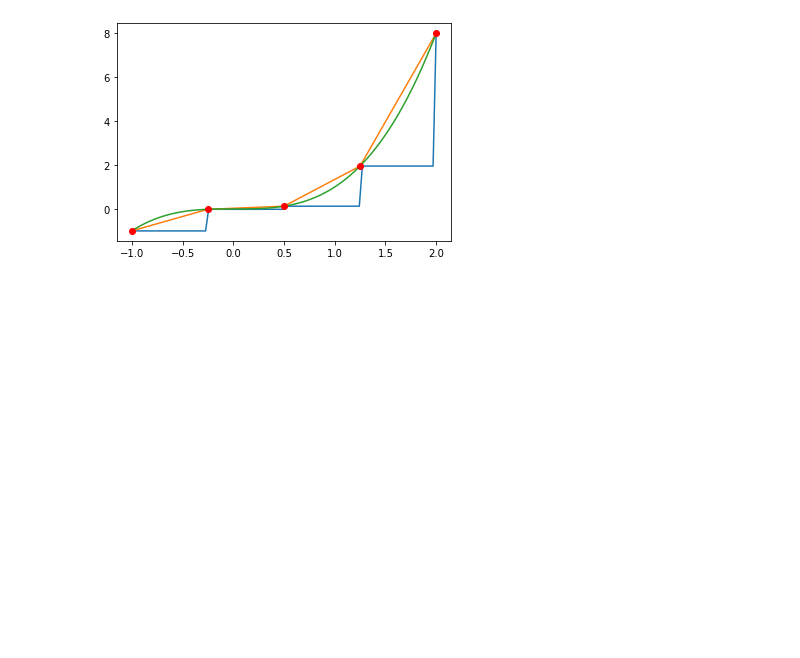
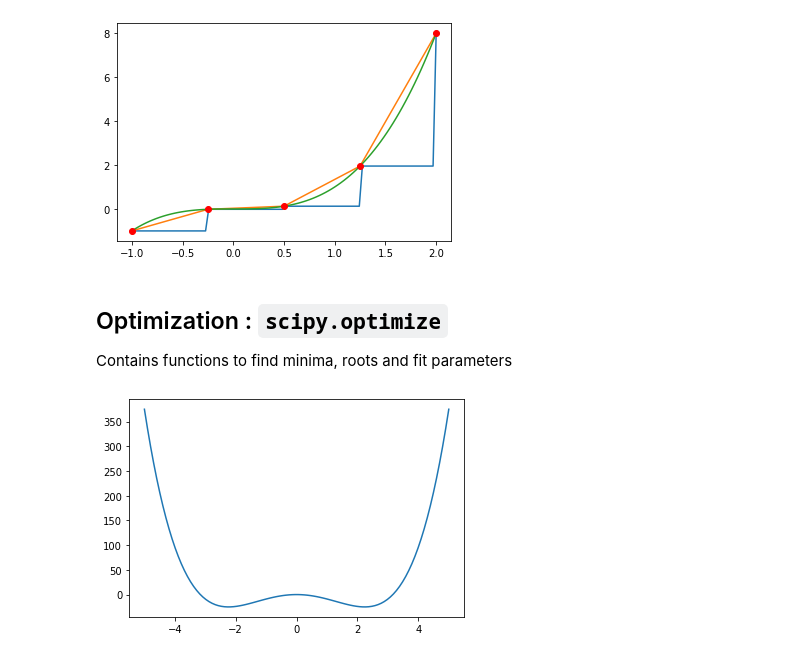
Before and after one commit to angelacpd/Scientific_Python, a Jupyter notebook: Lecture_5.ipynb, the cells around one changed output. Saved outputs shown, nothing was run; the diff lists cells and outputs as text; code cells hidden in the pictures; blank space fills up the shorter version.

Commit message:
Lecture 5: SciPy - Optimization

```diff
--- a/Lecture_5.ipynb
+++ b/Lecture_5.ipynb
@@ -69,3 +70,7 @@ plt.plot(x,y,'ro')
 interp.interp1d?
 # %%
 interp.interp2d?
+# %% [markdown]
+## Optimization : `scipy.optimize`
+
+Contains functions to find minima, roots and fit parameters
@@ -71,0 +79,8 @@ interp.interp2d?
+# %%
+def f(x):
+    return x**4 - 10*x**2
+# %%
+x = np.linspace(-5,5,100)
+plt.plot(x,f(x));
+# %% [output]
+[figure, added]
```
Also changed, not shown: parts of 16 cells of this notebook.
